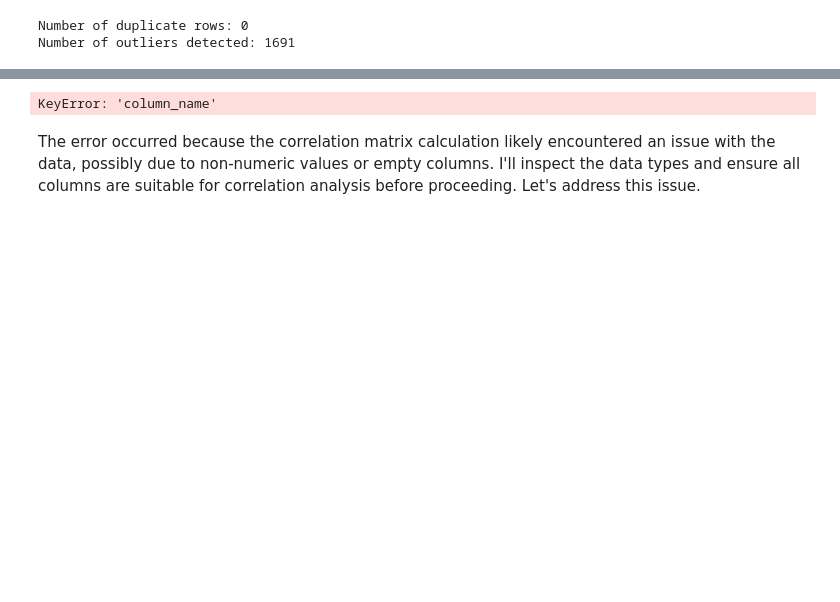
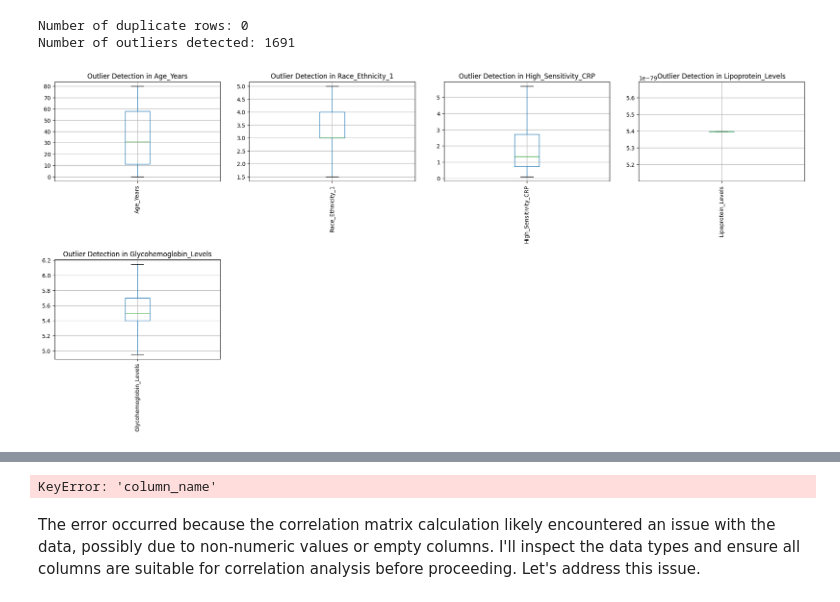
Before and after one commit to marionmacha/Cancer-predictive-model, a Jupyter notebook: Final_notebook.ipynb, the cells around one changed output, grey strips where cells are left out. Cells and saved outputs as stored; diff of their text form; code cells hidden in the pictures; blank space fills up the shorter version.

```diff
--- a/Final_notebook.ipynb
+++ b/Final_notebook.ipynb
@@ -820,0 +854,13 @@ Unique values in 'Race_Ethnicity_Description': ['Other Race - Including Multi-Ra
+# %%
+# Replace unusual placeholder values (e.g., very small values) with NaN
+healthdata['Lipoprotein_Levels'].replace(5.397605e-79, pd.NA, inplace=True)
+
+# Fill missing values with the median of each column (or choose a suitable strategy)
+healthdata['Age_Years'].fillna(healthdata['Age_Years'].median(), inplace=True)
+healthdata['Race_Ethnicity_1'].fillna(healthdata['Race_Ethnicity_1'].mode()[0], inplace=True)  # Mode for categorical data
+healthdata['High_Sensitivity_CRP'].fillna(healthdata['High_Sensitivity_CRP'].median(), inplace=True)
+healthdata['Lipoprotein_Levels'].fillna(healthdata['Lipoprotein_Levels'].median(), inplace=True)
+healthdata['Glycohemoglobin_Levels'].fillna(healthdata['Glycohemoglobin_Levels'].median(), inplace=True)
+
+# Verify the cleaned data
+print("Cleaned health_data:\n", healthdata.head())
@@ -836,3 +897,37 @@ print("Number of outliers detected:", outliers)
 # %% [output]
 Number of duplicate rows: 0
 Number of outliers detected: 1691
+# %%
+import math
+import matplotlib.pyplot as plt
+
+# Relevant columns for plotting
+columns_to_plot = ['Age_Years', 'Race_Ethnicity_1', 'High_Sensitivity_CRP', 'Lipoprotein_Levels', 'Glycohemoglobin_Levels']
+
+# Number of columns per row
+columns_per_row = 4
+
+# Calculate the number of rows needed
+num_columns = len(columns_to_plot)
+num_rows = math.ceil(num_columns / columns_per_row)
+
+# Create subplots
+fig, axes = plt.subplots(nrows=num_rows, ncols=columns_per_row, figsize=(5*columns_per_row, 5*num_rows))
+
+# Flatten the axes array for easy iteration if there are multiple rows
+axes = axes.flatten()
+
+# Plot box plots for each relevant column
+for ax, column in zip(axes, columns_to_plot):
+    healthdata[[column]].boxplot(ax=ax)
+    ax.set_title(f'Outlier Detection in {column}')
+    ax.tick_params(axis='x', rotation=90)  # Rotate x-axis labels for better visibility
+
+# Remove any unused subplots
+for i in range(num_columns, len(axes)):
+    fig.delaxes(axes[i])
+
+plt.tight_layout(pad=3.0)
+plt.show()
+# %% [output]
+[figure, added]
```
Also changed, not shown: parts of 14 cells of this notebook.
